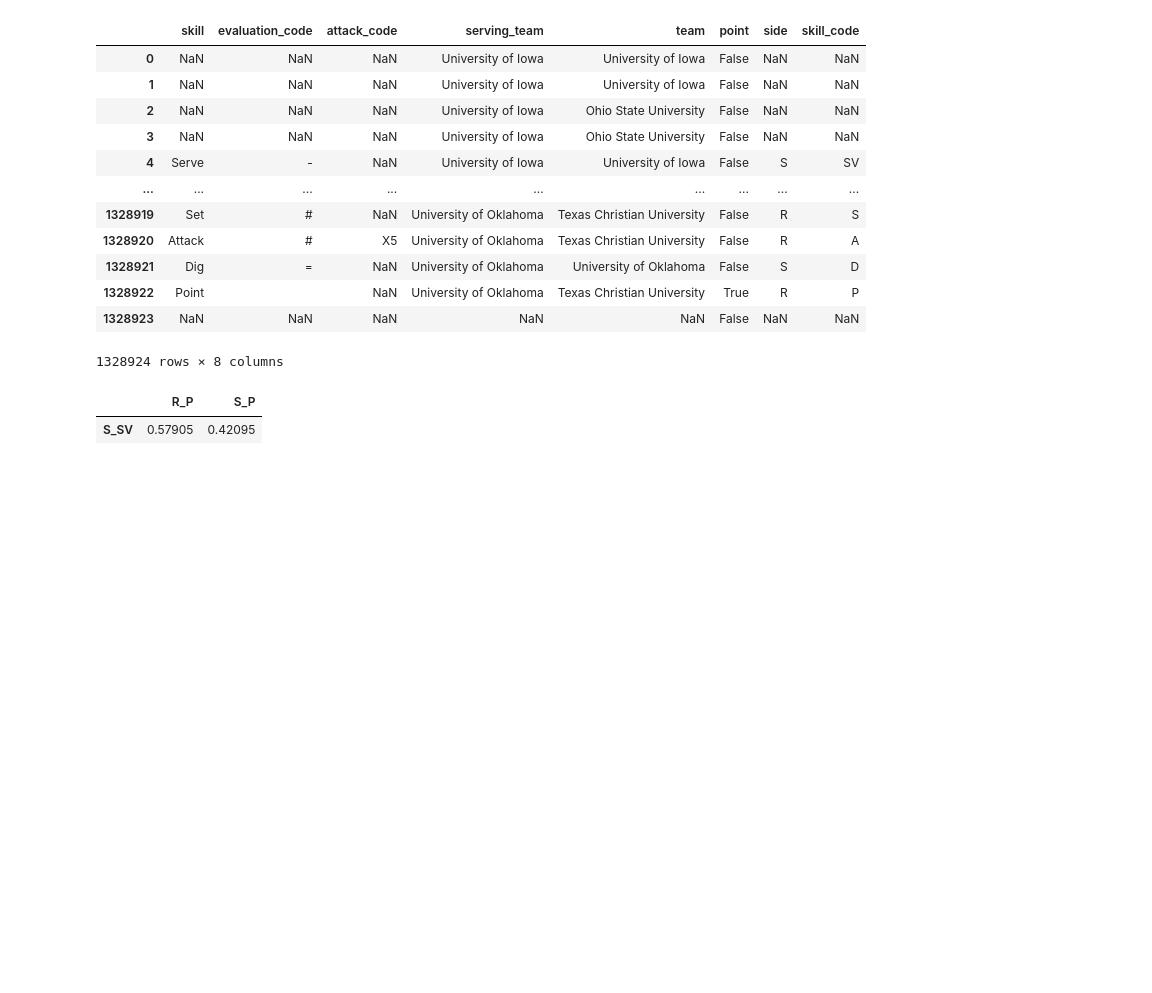
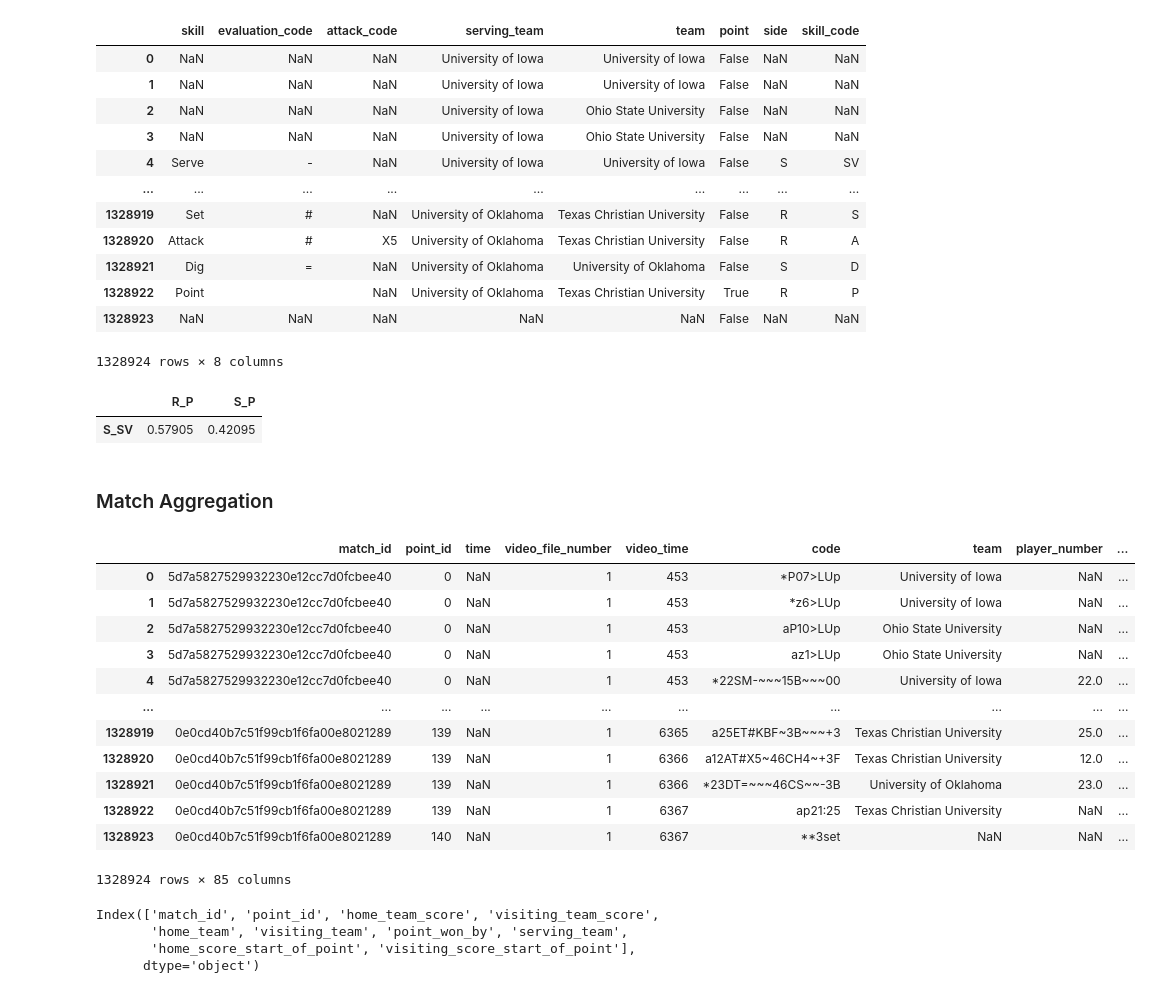
Before and after one commit to AndyZ-CYC/Volleyball_Project, a Jupyter notebook: Data_Exploration.ipynb, the cells around one changed output. Saved outputs shown, nothing was run; the diff lists cells and outputs as text; code cells hidden in the pictures; blank space fills up the shorter version.

```diff
--- a/Data_Exploration.ipynb
+++ b/Data_Exploration.ipynb
@@ -432,3 +457,28 @@ absorption_probabilities.loc[['S_SV']]
 # %% [output]
 |  | R_P | S_P |
 | S_SV | 0.57905 | 0.42095 |
+# %% [markdown]
+### Match Aggregation
+# %%
+df
+# %% [output]
+|  | match_id | point_id | time | video_file_number | video_time | code | team | player_number | ... |
+| 0 | 5d7a5827529932230e12cc7d0fcbee40 | 0 | NaN | 1 | 453 | *P07>LUp | University of Iowa | NaN | ... |
+| 1 | 5d7a5827529932230e12cc7d0fcbee40 | 0 | NaN | 1 | 453 | *z6>LUp | University of Iowa | NaN | ... |
+| 2 | 5d7a5827529932230e12cc7d0fcbee40 | 0 | NaN | 1 | 453 | aP10>LUp | Ohio State University | NaN | ... |
+| 3 | 5d7a5827529932230e12cc7d0fcbee40 | 0 | NaN | 1 | 453 | az1>LUp | Ohio State University | NaN | ... |
+| 4 | 5d7a5827529932230e12cc7d0fcbee40 | 0 | NaN | 1 | 453 | *22SM-~~~15B~~~00 | University of Iowa | 22.0 | ... |
+| ... | ... | ... | ... | ... | ... | ... | ... | ... | ... |
+| 1328919 | 0e0cd40b7c51f99cb1f6fa00e8021289 | 139 | NaN | 1 | 6365 | a25ET#KBF~3B~~~+3 | Texas Christian University | 25.0 | ... |
+| 1328920 | 0e0cd40b7c51f99cb1f6fa00e8021289 | 139 | NaN | 1 | 6366 | a12AT#X5~46CH4~+3F | Texas Christian University | 12.0 | ... |
+| 1328921 | 0e0cd40b7c51f99cb1f6fa00e8021289 | 139 | NaN | 1 | 6366 | *23DT=~~~46CS~~-3B | University of Oklahoma | 23.0 | ... |
+| 1328922 | 0e0cd40b7c51f99cb1f6fa00e8021289 | 139 | NaN | 1 | 6367 | ap21:25 | Texas Christian University | NaN | ... |
+| 1328923 | 0e0cd40b7c51f99cb1f6fa00e8021289 | 140 | NaN | 1 | 6367 | **3set | NaN | NaN | ... |
+1328924 rows × 85 columns
+# %%
+match_point_info_df.columns
+# %% [output]
+Index(['match_id', 'point_id', 'home_team_score', 'visiting_team_score',
+       'home_team', 'visiting_team', 'point_won_by', 'serving_team',
+       'home_score_start_of_point', 'visiting_score_start_of_point'],
+      dtype='object')
```
Also changed, not shown: parts of 18 cells of this notebook, 10 other files.
